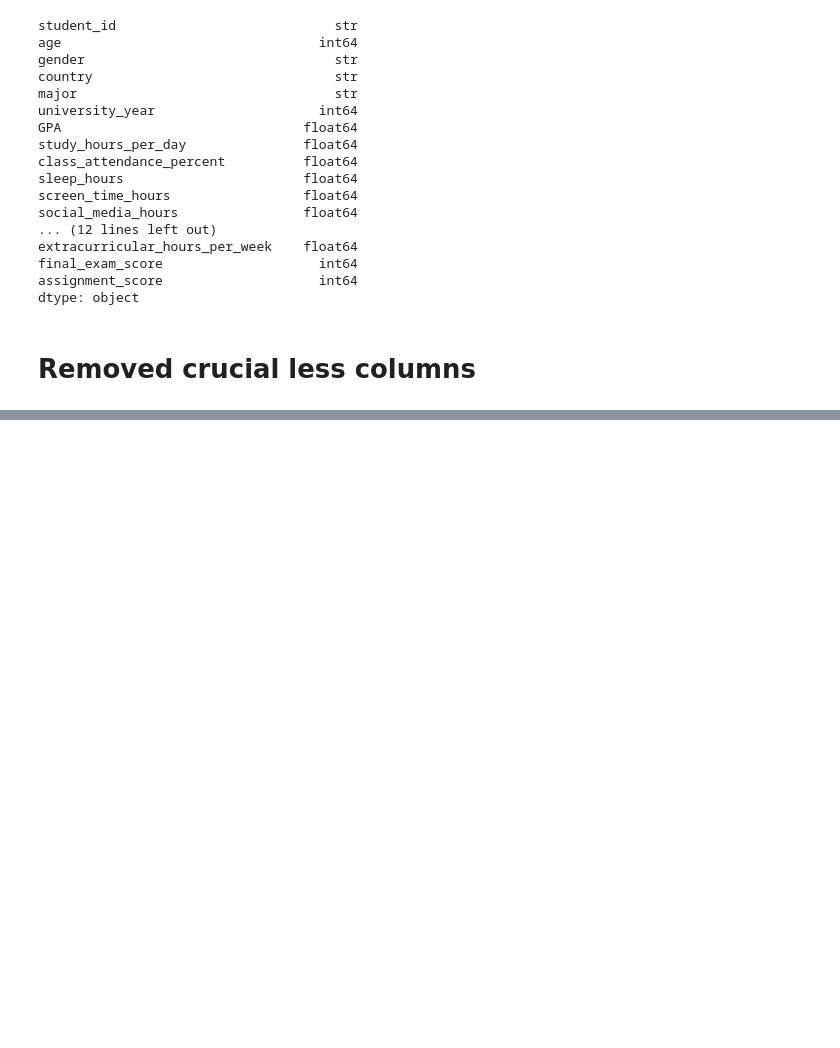
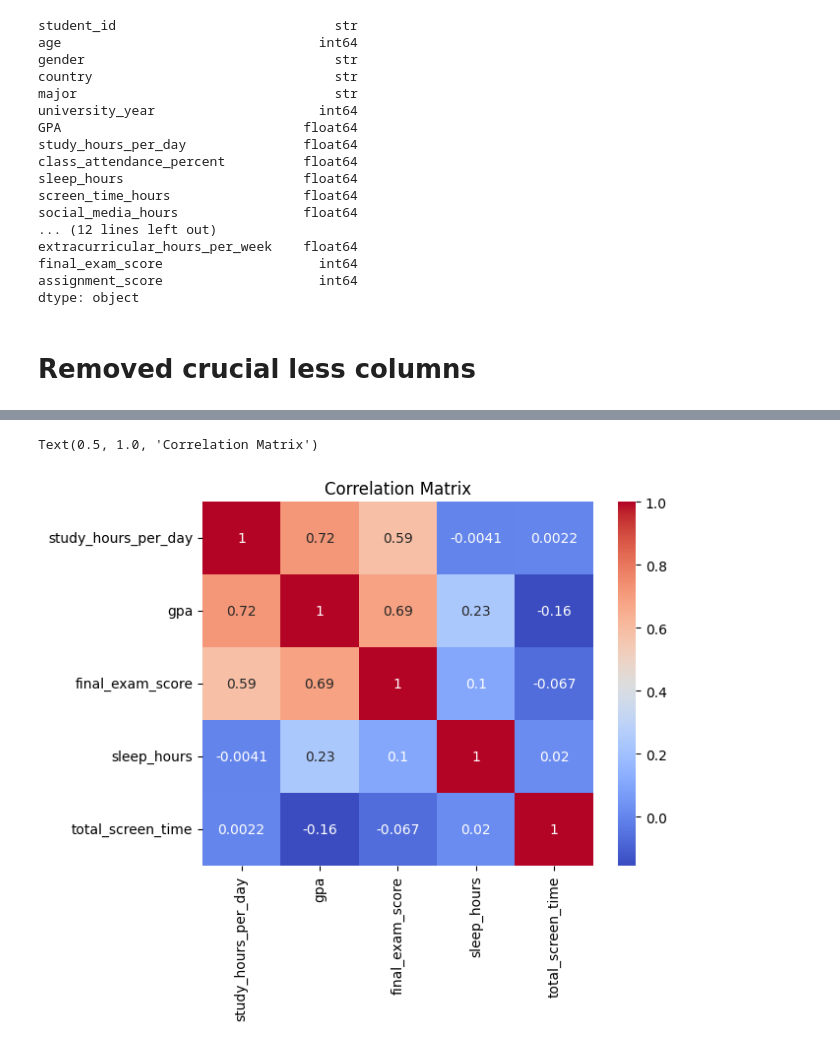
Before and after one commit to apsorawadifa-bot/PYTHON_FINAL_PROJECT, a Jupyter notebook: ppppppppppp/data.ipynb, the cells around one changed output, grey strips where cells are left out. Saved outputs shown, nothing was run; the diff lists cells and outputs as text; code cells hidden in the pictures; blank space fills up the shorter version.

```diff
--- a/ppppppppppp/data.ipynb
+++ b/ppppppppppp/data.ipynb
@@ -490,0 +524,3 @@ df[['total_screen_time','screen_time_hours','gaming_hours']].head()
+# %%
+correlation = df[['study_hours_per_day','gpa','final_exam_score','sleep_hours','total_screen_time']].corr()
+correlation
@@ -490,0 +534,6 @@ df[['total_screen_time','screen_time_hours','gaming_hours']].head()
+# %%
+sns.heatmap(correlation, annot=True, cmap='coolwarm')
+plt.title('Correlation Matrix')
+# %% [output]
+Text(0.5, 1.0, 'Correlation Matrix')
+[figure, added]
```
Also changed, not shown: parts of 38 cells of this notebook.
